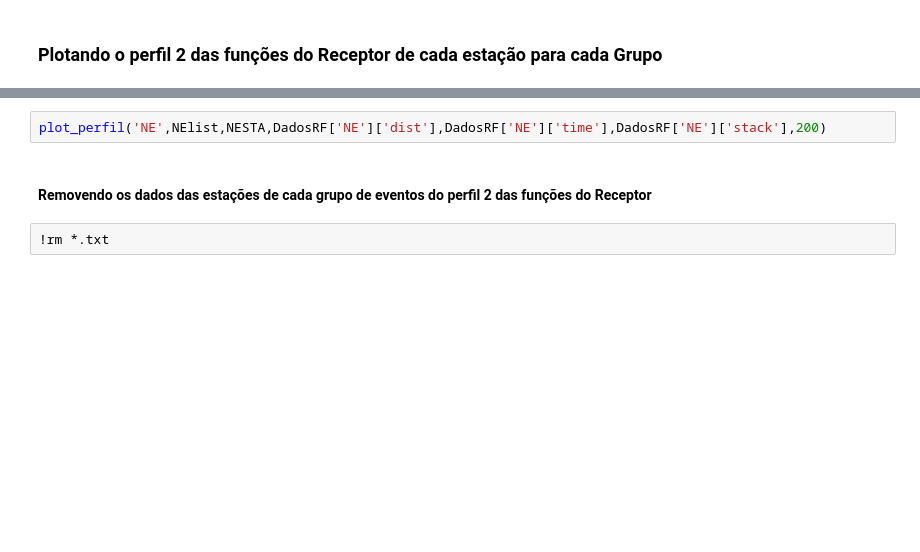
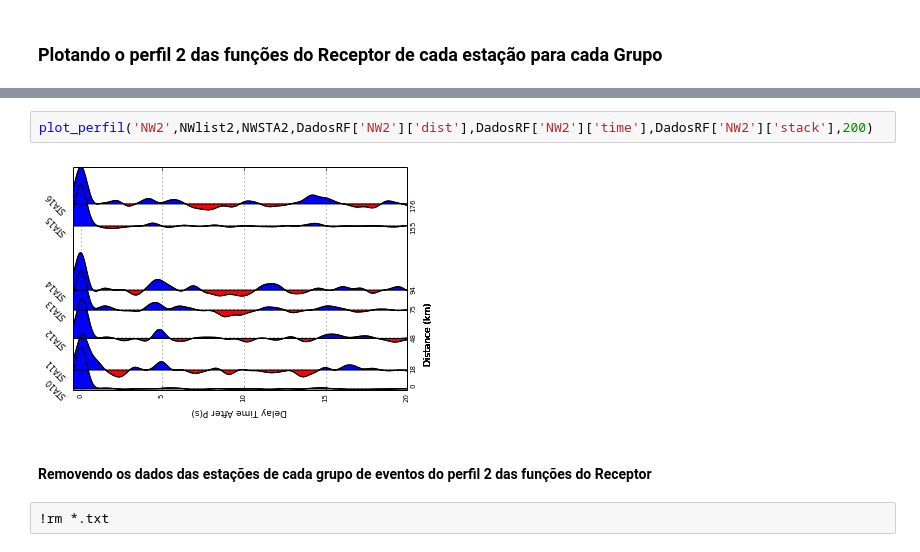
Before and after one commit to dIOGOLOC/projeto_mestrado, a Jupyter notebook: plotagem_perfil_estacoes.ipynb, the cells around one changed output, grey strips where cells are left out. Drawn from its saved outputs; the diff is of its cells as text; blank space fills up the shorter version.

```diff
--- a/plotagem_perfil_estacoes.ipynb
+++ b/plotagem_perfil_estacoes.ipynb
@@ -219,5 +240,7 @@ plot_perfil('NE',NElist,NESTA,DadosRF['NE']['dist'],DadosRF['NE']['time'],DadosR
 # %%
-plot_perfil('NE',NElist,NESTA,DadosRF['NE']['dist'],DadosRF['NE']['time'],DadosRF['NE']['stack'],200)
+plot_perfil('NW2',NWlist2,NWSTA2,DadosRF['NW2']['dist'],DadosRF['NW2']['time'],DadosRF['NW2']['stack'],200)
+# %% [output]
+[figure, added]
 # %% [markdown]
 <h4>Removendo  os dados das estações de cada grupo de eventos do perfil 2 das funções do Receptor</h4>
 # %%
```
Also changed, not shown: parts of 9 cells of this notebook.
